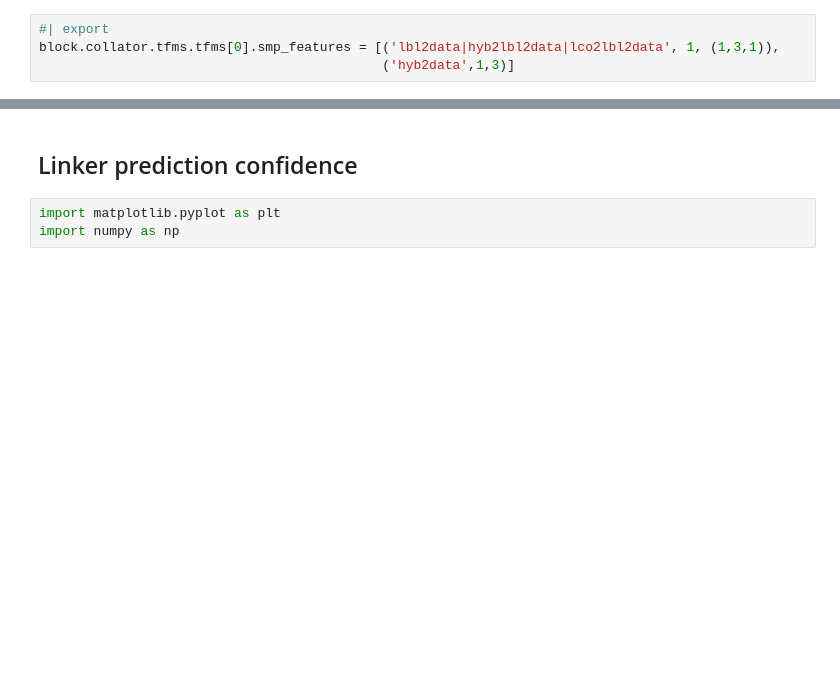
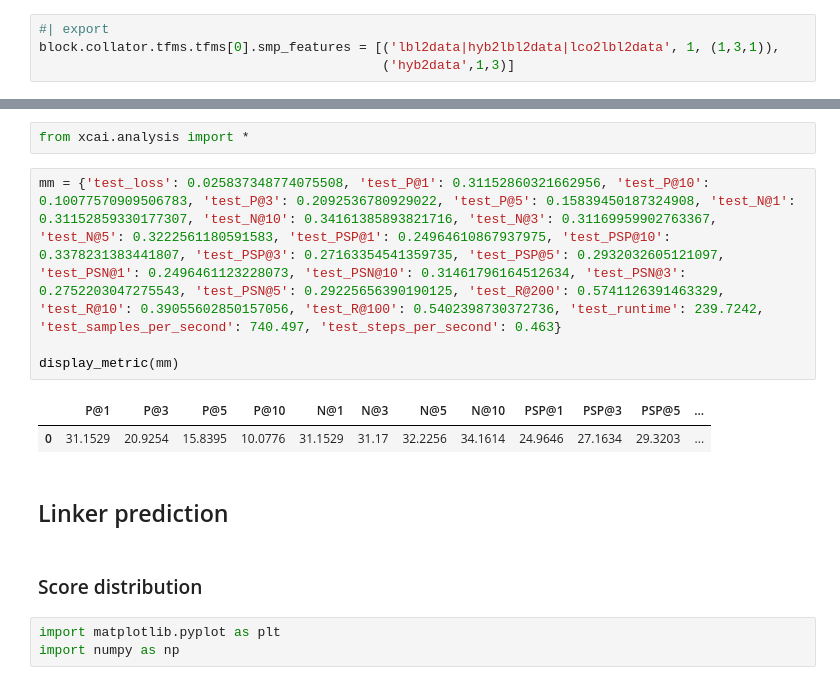
Before and after one commit to suchith720/xc_nlg, a Jupyter notebook: nbs/78-radga-dr-ep-for-wikiseealso.ipynb, the cells around one changed output, grey strips where cells are left out. Drawn from its saved outputs; the diff is of its cells as text; blank space fills up the shorter version.

```diff
--- a/nbs/78-radga-dr-ep-for-wikiseealso.ipynb
+++ b/nbs/78-radga-dr-ep-for-wikiseealso.ipynb
@@ -63,5 +79,16 @@ block.collator.tfms.tfms[0].smp_features = [('lbl2data|hyb2lbl2data|lco2lbl2data
+# %%
+from xcai.analysis import *
+# %%
+mm = {'test_loss': 0.025837348774075508, 'test_P@1': 0.31152860321662956, 'test_P@10': 0.10077570909506783, 'test_P@3': 0.2092536780929022, 'test_P@5': 0.15839450187324908, 'test_N@1': 0.31152859330177307, 'test_N@10': 0.34161385893821716, 'test_N@3': 0.31169959902763367, 'test_N@5': 0.3222561180591583, 'test_PSP@1': 0.24964610867937975, 'test_PSP@10': 0.3378231383441807, 'test_PSP@3': 0.27163354541359735, 'test_PSP@5': 0.2932032605121097, 'test_PSN@1': 0.2496461123228073, 'test_PSN@10': 0.31461796164512634, 'test_PSN@3': 0.2752203047275543, 'test_PSN@5': 0.29225656390190125, 'test_R@200': 0.5741126391463329, 'test_R@10': 0.39055602850157056, 'test_R@100': 0.5402398730372736, 'test_runtime': 239.7242, 'test_samples_per_second': 740.497, 'test_steps_per_second': 0.463}
+
+display_metric(mm)
+# %% [output]
+|  | P@1 | P@3 | P@5 | P@10 | N@1 | N@3 | N@5 | N@10 | PSP@1 | PSP@3 | PSP@5 | ... |
+| 0 | 31.1529 | 20.9254 | 15.8395 | 10.0776 | 31.1529 | 31.17 | 32.2256 | 34.1614 | 24.9646 | 27.1634 | 29.3203 | ... |
 # %% [markdown]
-## Linker prediction confidence
+## Linker prediction
+# %% [markdown]
+### Score distribution
 # %%
 import matplotlib.pyplot as plt
 import numpy as np
```
Also changed, not shown: parts of 8 cells of this notebook, 7 other files.
